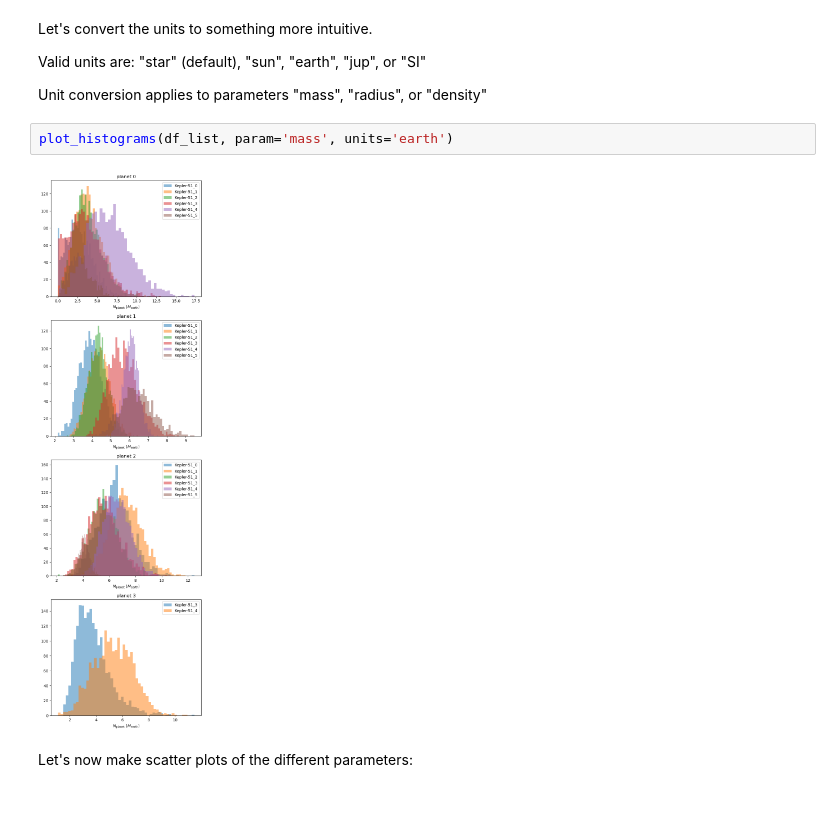
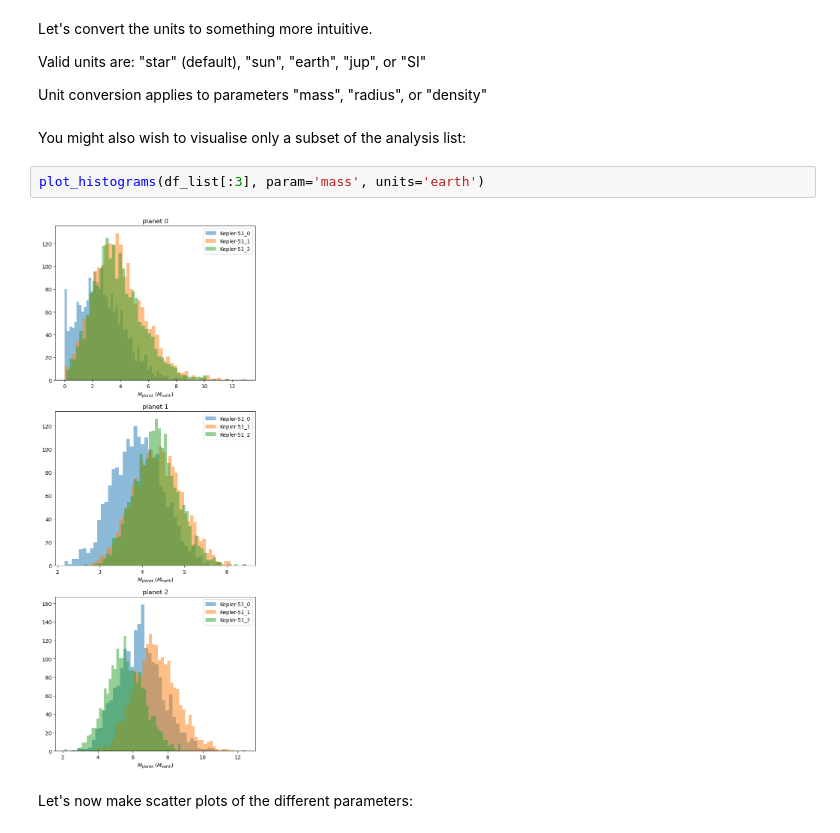
Before and after one commit to adleleu/resonantstate, a Jupyter notebook: nbs/notebook_obs_analysis.ipynb, the cells around one changed output. Cells and saved outputs as stored; diff of their text form; blank space fills up the shorter version.

Commit message:
updated plotting functions

```diff
--- a/nbs/notebook_obs_analysis.ipynb
+++ b/nbs/notebook_obs_analysis.ipynb
@@ -153,10 +186,12 @@ Let's convert the units to something more intuitive.
 Valid units are: "star" (default), "sun", "earth", "jup", or "SI"
 
 Unit conversion applies to parameters "mass", "radius", or "density"
+# %% [markdown]
+You might also wish to visualise only a subset of the analysis list:
 # %%
-plot_histograms(df_list, param='mass', units='earth')
+plot_histograms(df_list[:3], param='mass', units='earth')
 # %% [output]
-[figure, old version]
+[figure, new version]
 # %% [markdown]
 Let's now make scatter plots of the different parameters:
 # %%
```
Also changed, not shown: parts of 18 cells of this notebook, 2 other files.
